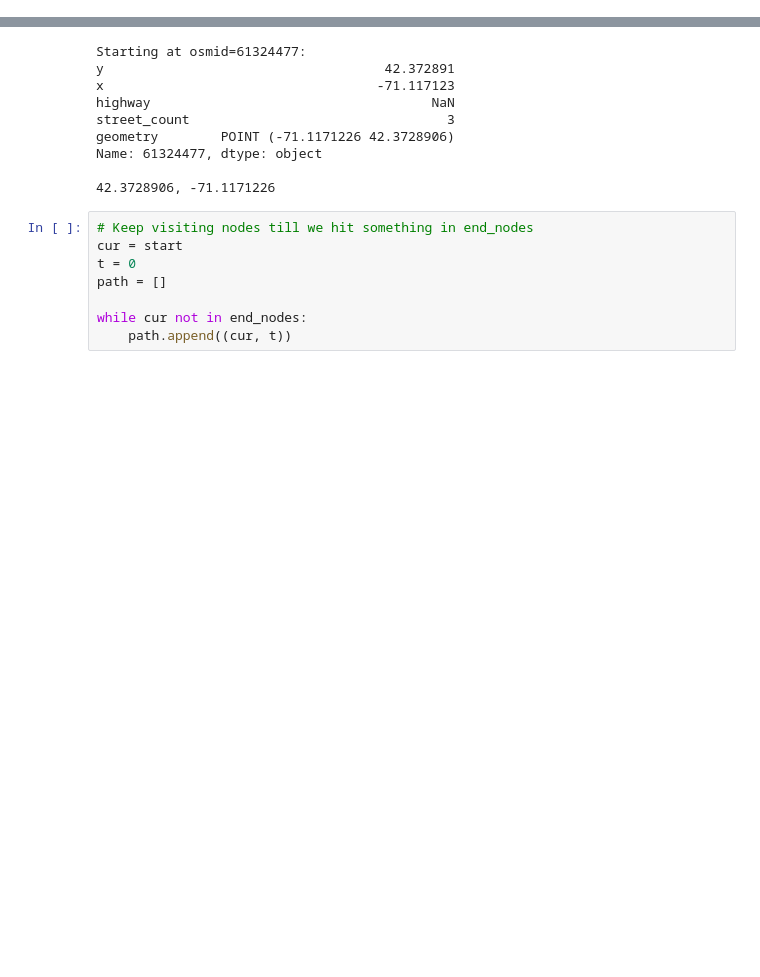
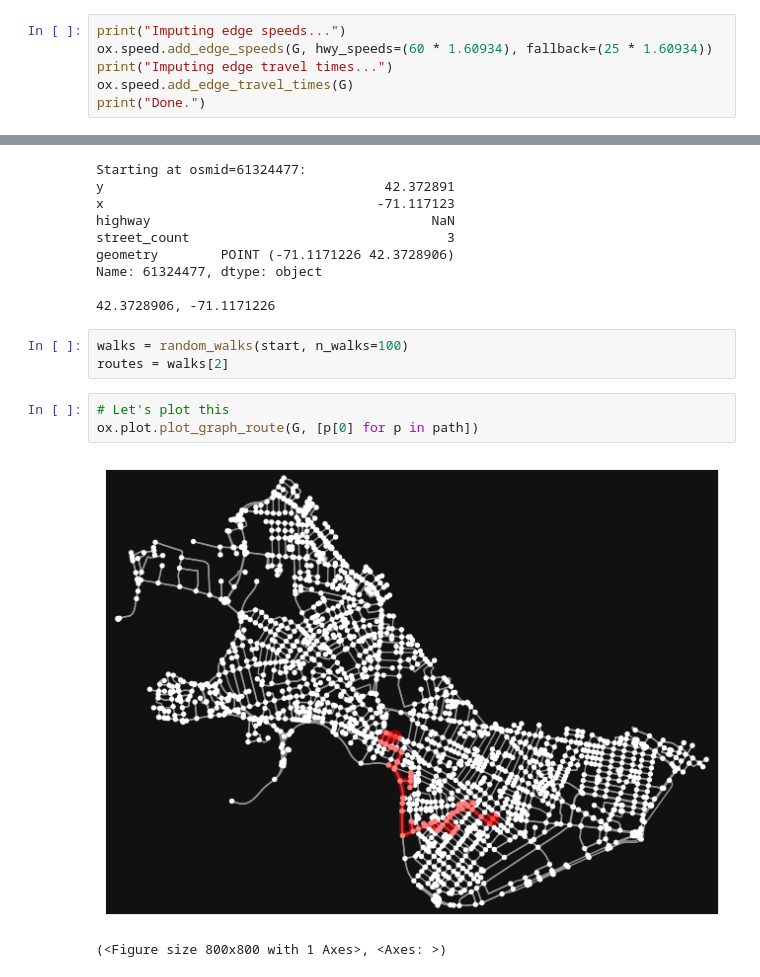
Before and after one commit to womogenes/am115-final, a Jupyter notebook: analysis.ipynb, the cells around one changed output, grey strips where cells are left out. Drawn from its saved outputs; the diff is of its cells as text; blank space fills up the shorter version.

Commit message:
Modularize random walk code

```diff
--- a/analysis.ipynb
+++ b/analysis.ipynb
@@ -146,0 +116,6 @@ for node in adj:
+# %%
+print("Imputing edge speeds...")
+ox.speed.add_edge_speeds(G, hwy_speeds=(60 * 1.60934), fallback=(25 * 1.60934))
+print("Imputing edge travel times...")
+ox.speed.add_edge_travel_times(G)
+print("Done.")
@@ -212,11 +250,12 @@ geometry        POINT (-71.1171226 42.3728906)
 Name: 61324477, dtype: object
 
 42.3728906, -71.1171226
-# %%
-# Keep visiting nodes till we hit something in end_nodes
-cur = start
-t = 0
-path = []
-
-while cur not in end_nodes:
-    path.append((cur, t))
+# %%
+walks = random_walks(start, n_walks=100)
+routes = walks[2]
+# %%
+# Let's plot this
+ox.plot.plot_graph_route(G, [p[0] for p in path])
+# %% [output]
+[figure, added]
+(<Figure size 800x800 with 1 Axes>, <Axes: >)
```
Also changed, not shown: parts of 8 cells of this notebook.
